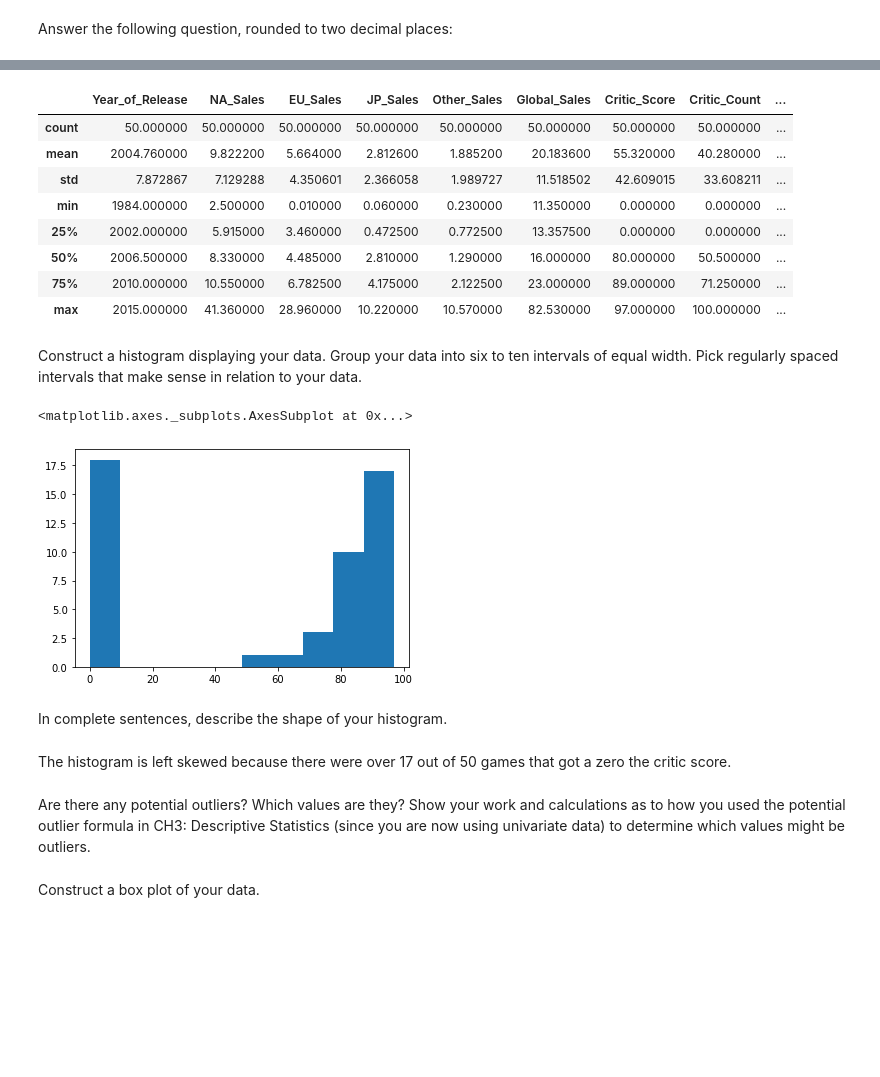
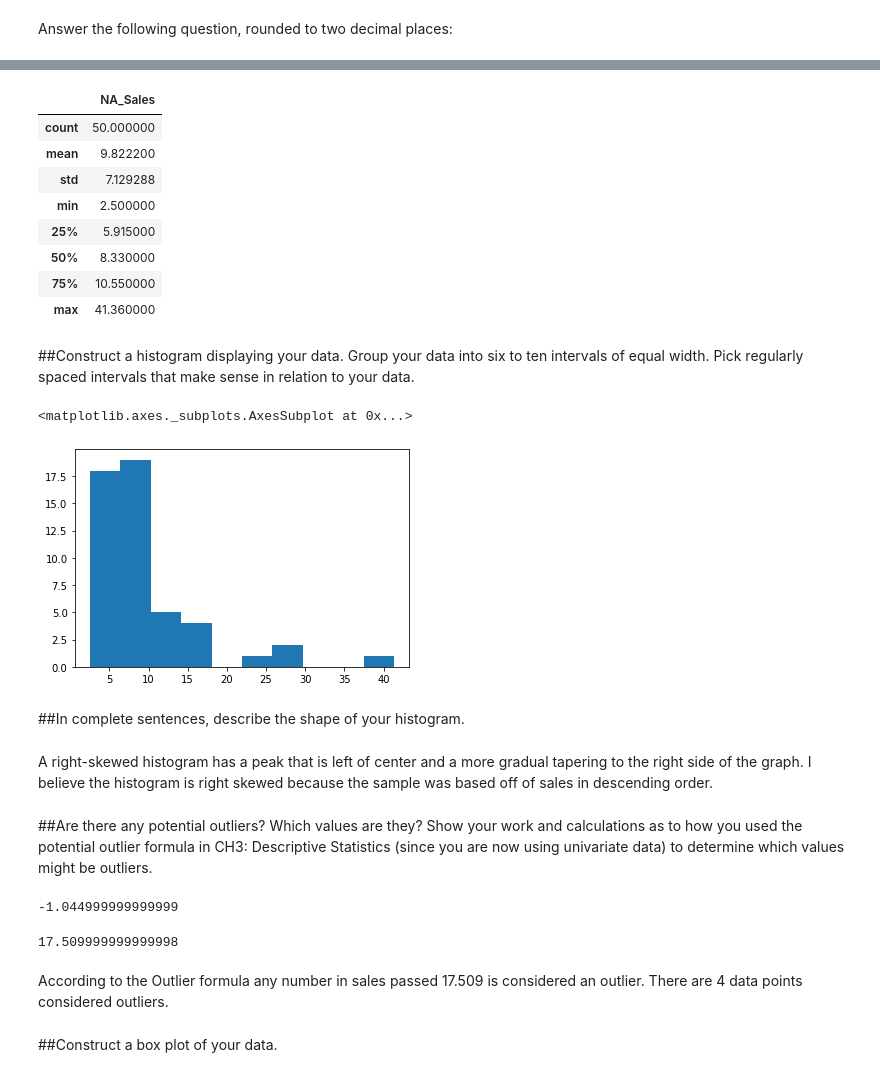
Before and after one commit to SavantLogics/SavantLogics, a Jupyter notebook: Univariate.ipynb, the cells around one changed output, grey strips where cells are left out. Drawn from its saved outputs; the diff is of its cells as text; code cells hidden in the pictures; blank space fills up the shorter version.

```diff
--- a/Univariate.ipynb
+++ b/Univariate.ipynb
@@ -50,7 +50,7 @@ User_Score          object
 User_Count           int64
 dtype: object
 # %%
-# Get the top 50 games
+# Get the top 50 games that sold the most on a global scale.
 
 fifty_games = vg[: 50]
-sales = fifty_games['Critic_Score'].fillna(0)
+sales = fifty_games['NA_Sales'].fillna(0)
@@ -59,6 +79,5 @@ Summarize your data in a chart with columns showing data value, frequency, relat
 # %%
 # Summarize the data
 
-sales = fifty_games[['Critic_Score']]
 sales.describe()
 # %% [output]
@@ -200,28 +222,42 @@ dtype: float64
 # %%
-fifty_games.describe()
+sales.describe()
 # %% [output]
-|  | Year_of_Release | NA_Sales | EU_Sales | JP_Sales | Other_Sales | Global_Sales | Critic_Score | Critic_Count | ... |
-| count | 50.000000 | 50.000000 | 50.000000 | 50.000000 | 50.000000 | 50.000000 | 50.000000 | 50.000000 | ... |
-| mean | 2004.760000 | 9.822200 | 5.664000 | 2.812600 | 1.885200 | 20.183600 | 55.320000 | 40.280000 | ... |
-| std | 7.872867 | 7.129288 | 4.350601 | 2.366058 | 1.989727 | 11.518502 | 42.609015 | 33.608211 | ... |
-| min | 1984.000000 | 2.500000 | 0.010000 | 0.060000 | 0.230000 | 11.350000 | 0.000000 | 0.000000 | ... |
-| 25% | 2002.000000 | 5.915000 | 3.460000 | 0.472500 | 0.772500 | 13.357500 | 0.000000 | 0.000000 | ... |
-| 50% | 2006.500000 | 8.330000 | 4.485000 | 2.810000 | 1.290000 | 16.000000 | 80.000000 | 50.500000 | ... |
-| 75% | 2010.000000 | 10.550000 | 6.782500 | 4.175000 | 2.122500 | 23.000000 | 89.000000 | 71.250000 | ... |
-| max | 2015.000000 | 41.360000 | 28.960000 | 10.220000 | 10.570000 | 82.530000 | 97.000000 | 100.000000 | ... |
+|  | NA_Sales |
+| count | 50.000000 |
+| mean | 9.822200 |
+| std | 7.129288 |
+| min | 2.500000 |
+| 25% | 5.915000 |
+| 50% | 8.330000 |
+| 75% | 10.550000 |
+| max | 41.360000 |
 # %% [markdown]
-Construct a histogram displaying your data. Group your data into six to ten intervals of equal width. Pick regularly spaced intervals that make sense in relation to your data.
+##Construct a histogram displaying your data. Group your data into six to ten intervals of equal width. Pick regularly spaced intervals that make sense in relation to your data.
 # %%
-sales['Critic_Score'].hist(bins=10, grid=False)
+sales['NA_Sales'].hist(bins=10, grid=False)
 # %% [output]
 <matplotlib.axes._subplots.AxesSubplot at 0x...>
-[figure, old version]
+[figure, new version]
 # %% [markdown]
-In complete sentences, describe the shape of your histogram.
+##In complete sentences, describe the shape of your histogram.
-# %% [markdown]
-The histogram is left skewed because there were over 17 out of 50 games that got a zero the critic score.
+# %% [markdown]
+A right-skewed histogram has a peak that is left of center and a more gradual tapering to the right side of the graph. I believe the  histogram is right skewed because the sample was based off of sales in descending order.
 # %% [markdown]
-Are there any potential outliers? Which values are they? Show your work and calculations as to how you used the potential outlier formula in CH3: Descriptive Statistics (since you are now using univariate data) to determine which values might be outliers.
+##Are there any potential outliers? Which values are they? Show your work and calculations as to how you used the potential outlier formula in CH3: Descriptive Statistics (since you are now using univariate data) to determine which values might be outliers.
+# %%
+# To see if a data point is an outlier and check if it falls farther than three standard deviations, we calculate:
+# Q1–1.5 x IQR
+# Q3 + 1.5 x IQR
+
+5.915 - 1.5 * 4.64 # Q1–1.5 x IQR
+# %% [output]
+-1.044999999999999
+# %%
+10.55 + 1.5 * 4.64
+# %% [output]
+17.509999999999998
+# %% [markdown]
+According to the Outlier formula any number in sales passed 17.509 is considered an outlier. There are 4 data points considered outliers.
 # %% [markdown]
-Construct a box plot of your data.
+##Construct a box plot of your data.
 # %%
```
Also changed, not shown: parts of 22 cells of this notebook.
